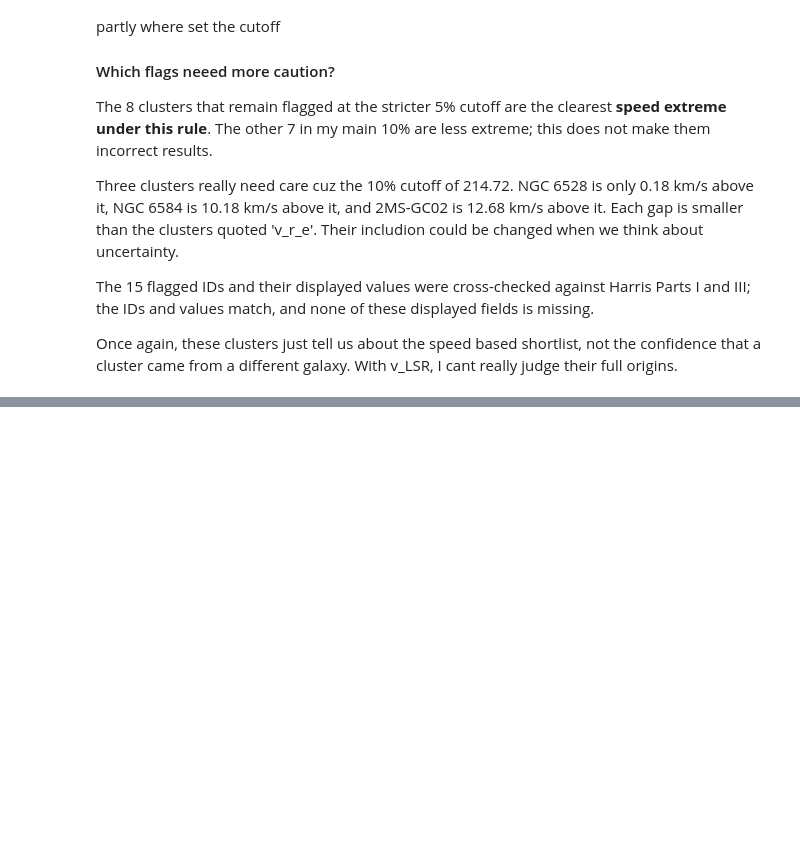
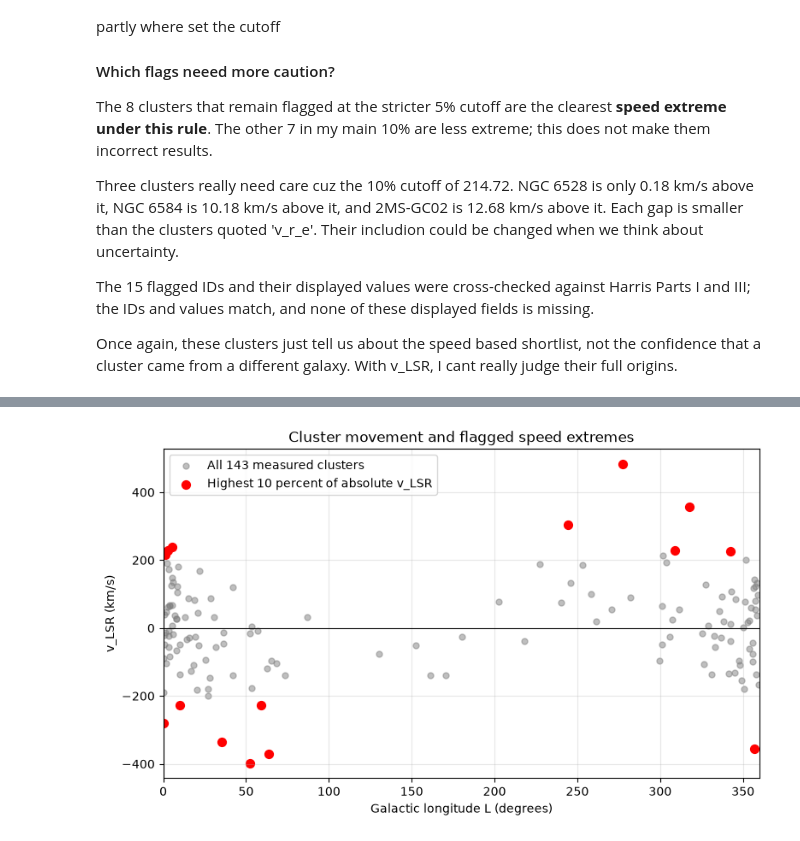
Before and after one commit to FeymanMCSQ/PHYS3116-Computational-Assignment, a Jupyter notebook: Safi's Folder/safisCode.ipynb, the cells around one changed output, grey strips where cells are left out. Saved outputs shown, nothing was run; the diff lists cells and outputs as text; code cells hidden in the pictures; blank space fills up the shorter version.

Commit message:
made a scatter plot of the clusters

```diff
--- a/Safi's Folder/safisCode.ipynb
+++ b/Safi's Folder/safisCode.ipynb
@@ -267,0 +288,25 @@ Once again, these clusters just tell us about the speed based shortlist, not the
+# %%
+plt.figure(figsize=(9,5))
+
+plt.scatter(
+    plot_data["L"], plot_data["v_LSR"],
+    color="grey", alpha=0.5, s=25,
+    label="All 143 measured clusters"
+)
+
+plt.scatter(
+    flagged["L"], flagged["v_LSR"],
+    color="red", s=50,
+    label="Highest 10 percent of absolute v_LSR"
+)
+
+plt.axhline(0, color="black", linewidth=0.8)
+plt.xlabel("Galactic longitude L (degrees)")
+plt.ylabel("v_LSR (km/s)")
+plt.title("Cluster movement and flagged speed extremes")
+plt.xlim(0, 360)
+plt.legend()
+plt.grid(alpha=0.3)
+plt.show()
+# %% [output]
+[figure, added]
```
Also changed, not shown: parts of 1 cell of this notebook.
